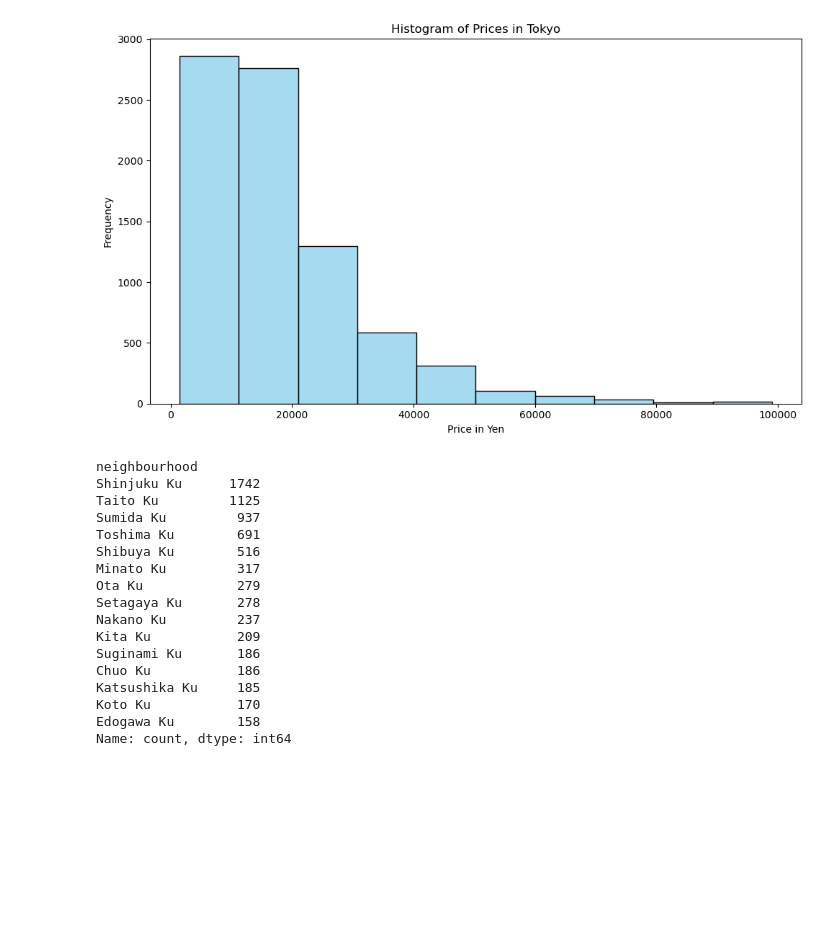
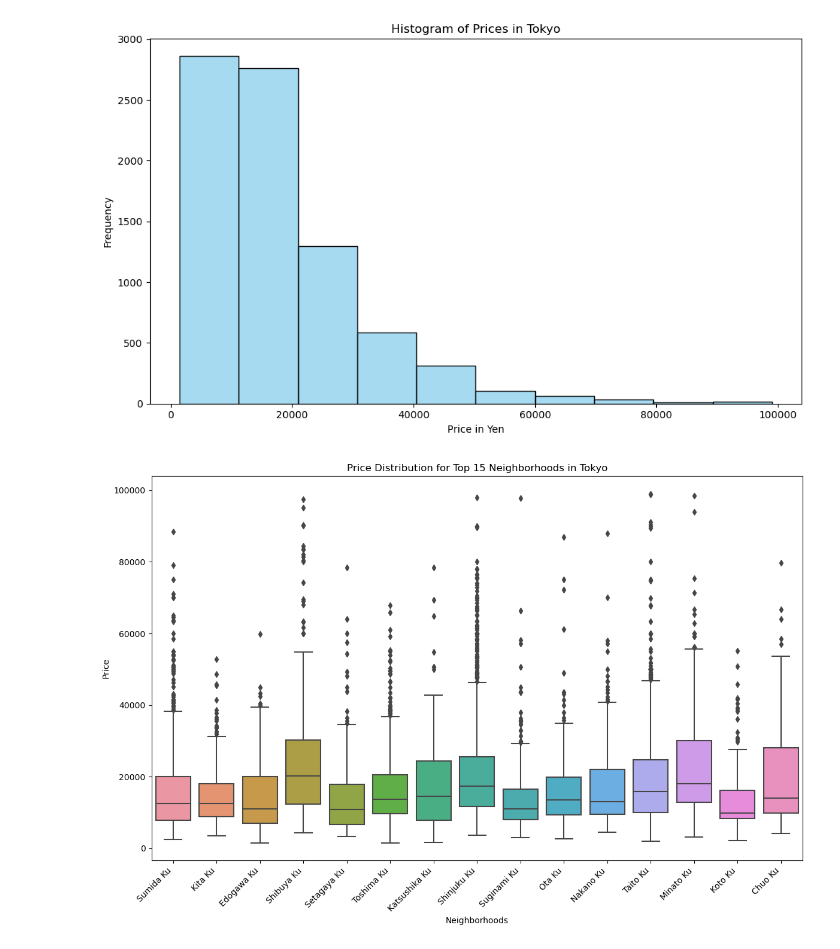
Before and after one commit to sophiagemanuel/Tokyo-Airbnb, a Jupyter notebook: tokyo.ipynb, the cells around one changed output. Cells and saved outputs as stored; diff of their text form; code cells hidden in the pictures; blank space fills up the shorter version.

Commit message:
update tokyo.ipynb to include price distribution boxplot and added to flask api

```diff
--- a/tokyo.ipynb
+++ b/tokyo.ipynb
@@ -263,31 +266,22 @@ html_content = f"""
 with open("Resources/histogram_of_prices_in_tokyo.html", "w") as html_file:
     html_file.write(html_content)
 # %%
-# plt.figure(figsize=(12, 8))
-# sns.boxplot(data=top_neighborhoods, x='neighbourhood', y='price')
-# plt.xticks(rotation=45, ha='right')
-# plt.title('Box Plot of Prices for Top 15 Neighborhoods in Tokyo')
-# plt.xlabel('Neighborhoods')
-# plt.ylabel('Price')
-# plt.tight_layout()
-# plt.show()
+# Extract top 15 neighborhoods based on count and tokyo_df to only include top 15 neighborhoods
+boxplot_top_neighborhoods = neighborhood_counts_sorted.head(15).index
 
-top_neighborhoods.head(15)
+
+tokyo_top_df = tokyo_df[tokyo_df['neighbourhood'].isin(boxplot_top_neighborhoods)]
+tokyo_top_df.head()
+
+#Create boxplot using seaborn for top 15 neighborhoods
+plt.figure(figsize=(12, 8))
+sns.boxplot(data=tokyo_top_df, x='neighbourhood', y='price')
+plt.xticks(rotation=45, ha='right')
+plt.title('Price Distribution for Top 15 Neighborhoods in Tokyo')
+plt.xlabel('Neighborhoods')
+plt.ylabel('Price')
+plt.tight_layout()
+plt.savefig('Resources/price_distribution.png', format='png')
+plt.show()
 # %% [output]
-neighbourhood
-Shinjuku Ku      1742
-Taito Ku         1125
-Sumida Ku         937
-Toshima Ku        691
-Shibuya Ku        516
-Minato Ku         317
-Ota Ku            279
-Setagaya Ku       278
-Nakano Ku         237
-Kita Ku           209
-Suginami Ku       186
-Chuo Ku           186
-Katsushika Ku     185
-Koto Ku           170
-Edogawa Ku        158
-Name: count, dtype: int64
+[figure, added]
```
Also changed, not shown: parts of 3 cells of this notebook, 4 other files.
